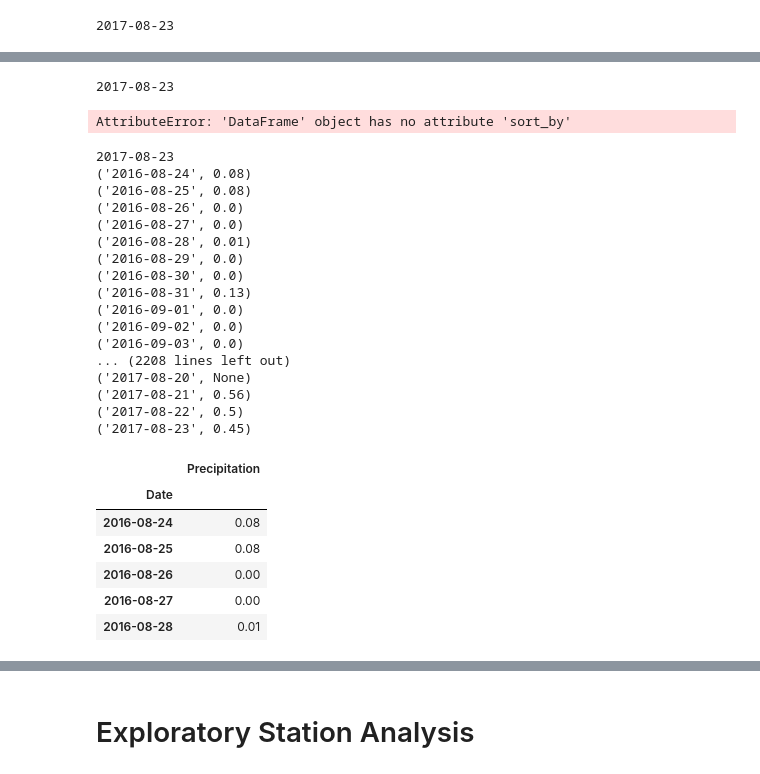
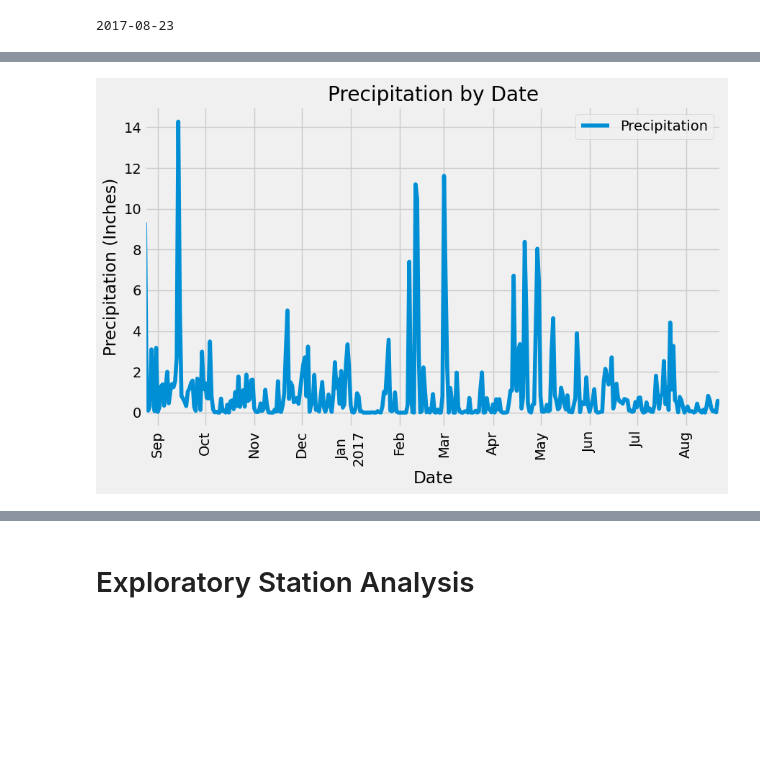
Before and after one commit to domoto86/sqlalchemy-challenge, a Jupyter notebook: SurfsUp/climate_starter.ipynb, the cells around one changed output, grey strips where cells are left out. Cells and saved outputs as stored; diff of their text form; code cells hidden in the pictures; blank space fills up the shorter version.

```diff
--- a/SurfsUp/climate_starter.ipynb
+++ b/SurfsUp/climate_starter.ipynb
@@ -88,81 +69,38 @@ print(results[0])
 # %%
+
 # Design a query to retrieve the last 12 months of precipitation data and plot the results.
 # Starting from the most recent data point in the database.
 results = session.query(Measurement.date).order_by(Measurement.date.desc()).first()
-print(results[0])
 
 # Calculate the date one year from the last date in data set.
 last_year = dt.datetime(2017,8,23) - dt.timedelta(days=365)
+
+sel = [Measurement.date, func.sum(Measurement.prcp)]
 
 # Perform a query to retrieve the data and precipitation scores
 results = session.query(Measurement.date, Measurement.prcp).filter(Measurement.date >= last_year)
 # for record in results:
 #     print(record)
 
 # Save the query results as a Pandas DataFrame. Explicitly set the column names
 df = pd.DataFrame(results)
 df = df.rename(
 columns = {
     'date' : 'Date',
     'prcp' : 'Precipitation'
 })
-# df.set_index('Date', inplace = True)
-df = df.sort_by('Date')
-df.head()
+df.dropna(axis = 0, how = 'any', inplace = True)
+
+# Sort the dataframe by date
+df.sort_values(by = 'Date')
+df_group = df.groupby('Date')['Precipitation'].sum().reset_index()
+df_group['Date'] = pd.to_datetime(df_group['Date'])
+
+# Use Pandas Plotting with Matplotlib to plot the data
+ax = df_group.plot(x = 'Date', y = 'Precipitation', title = 'Precipitation by Date', xlabel = 'Date', ylabel = 'Precipitation (Inches)', figsize = (9,6), rot = 90)
+plt.tight_layout()
+plt.show()
 # %% [output]
-2017-08-23
-AttributeError: 'DataFrame' object has no attribute 'sort_by'
+[figure, added]
-# %%
-# Design a query to retrieve the last 12 months of precipitation data and plot the results.
-# Starting from the most recent data point in the database.
-results = session.query(Measurement.date).order_by(Measurement.date.desc()).first()
-print(results[0])
-
-# Calculate the date one year from the last date in data set.
-last_year = dt.datetime(2017,8,23) - dt.timedelta(days=365)
-
-# Perform a query to retrieve the data and precipitation scores
-results = session.query(Measurement.date, Measurement.prcp).filter(Measurement.date >= last_year)
-
-# Save the query results as a Pandas DataFrame. Explicitly set the column names
-df = pd.DataFrame(results)
-df = df.rename(
-columns = {
-    'date' : 'Date',
-    'prcp' : 'Precipitation'
-})
-df = df.sort_by('date')
-# df.set_index('Date', inplace = True)
-df.head()
-
-# Sort the dataframe by date
-
-
-# Use Pandas Plotting with Matplotlib to plot the data
-# %% [output]
-2017-08-23
-('2016-08-24', 0.08)
-('2016-08-25', 0.08)
-('2016-08-26', 0.0)
-('2016-08-27', 0.0)
-('2016-08-28', 0.01)
-('2016-08-29', 0.0)
-('2016-08-30', 0.0)
-('2016-08-31', 0.13)
-('2016-09-01', 0.0)
-('2016-09-02', 0.0)
-('2016-09-03', 0.0)
-... (2208 lines left out)
-('2017-08-20', None)
-('2017-08-21', 0.56)
-('2017-08-22', 0.5)
-('2017-08-23', 0.45)
-|  | Precipitation |
-| Date |  |
-| 2016-08-24 | 0.08 |
-| 2016-08-25 | 0.08 |
-| 2016-08-26 | 0.00 |
-| 2016-08-27 | 0.00 |
-| 2016-08-28 | 0.01 |
 # %%
 # Use Pandas to calculate the summary statistics for the precipitation data
```
Also changed, not shown: parts of 5 cells of this notebook.
